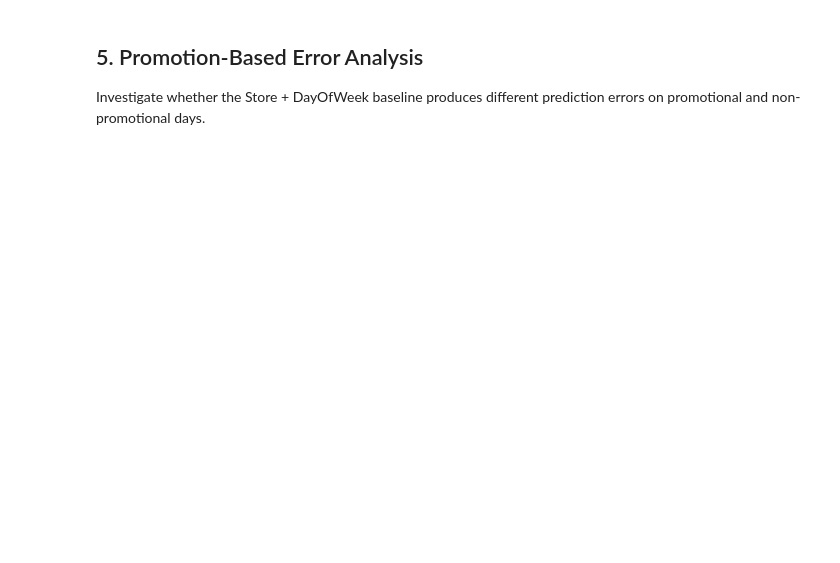
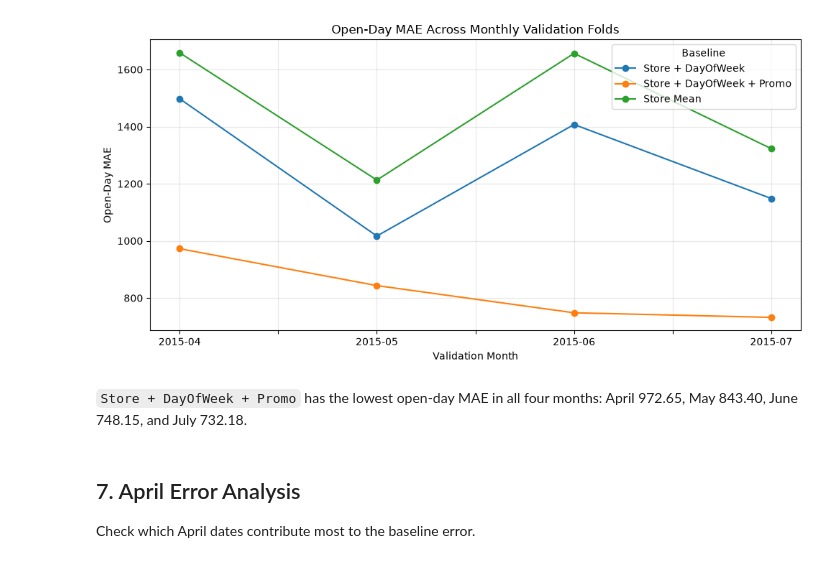
Before and after one commit to masoud-vosoughi/rossmann-sales-forecasting, a Jupyter notebook: notebooks/04_baseline_model.ipynb, the cells around one changed output. Saved outputs shown, nothing was run; the diff lists cells and outputs as text; code cells hidden in the pictures; blank space fills up the shorter version.

```diff
--- a/notebooks/04_baseline_model.ipynb
+++ b/notebooks/04_baseline_model.ipynb
@@ -68,8 +15,0 @@ These historical averages will be used to predict sales for open stores in the v
-# %%
-train_open = train_data.loc[train_data["Open"] == 1].copy()
-
-store_mean_sales = train_open.groupby("Store")["Sales"].mean()
-
-print("Number of stores:", len(store_mean_sales))
-
-store_mean_sales.head()
@@ -233,4 +312,15 @@ However, performance has only been evaluated on one validation month.
 # %%
-weekday_predictions["AbsoluteError"] = (
-    weekday_predictions["Sales"] - weekday_predictions["PredictedSales"]
-).abs()
+mae_comparison = comparison_df.pivot(
+    index="Month",
+    columns="Baseline",
+    values="Open_Day_MAE",
+)
+
+rmse_comparison = comparison_df.pivot(
+    index="Month",
+    columns="Baseline",
+    values="Open_Day_RMSE",
+)
+
+display(mae_comparison.round(2))
+display(rmse_comparison.round(2))
@@ -237,8 +340,15 @@ weekday_predictions["AbsoluteError"] = (
 # %%
-weekday_error_by_day = (
-    weekday_predictions.loc[weekday_predictions["Open"] == 1]
-    .groupby("DayOfWeek")["AbsoluteError"]
-    .agg(["count", "mean", "median"])
+ax = mae_comparison.plot(
+    marker="o",
+    figsize=(10, 5),
 )
 
-weekday_error_by_day
+ax.set_title("Open-Day MAE Across Monthly Validation Folds")
+ax.set_xlabel("Validation Month")
+ax.set_ylabel("Open-Day MAE")
+ax.grid(alpha=0.3)
+ax.legend(title="Baseline")
+plt.tight_layout()
+plt.show()
+# %% [output]
+[figure, added]
@@ -257,5 +355,6 @@ weekday_bias_by_day
+# %% [markdown]
+`Store + DayOfWeek + Promo` has the lowest open-day MAE in all four months: April 972.65, May 843.40, June 748.15, and July 732.18.
 # %% [markdown]
-## 5. Promotion-Based Error Analysis
-
-Investigate whether the Store + DayOfWeek baseline produces different prediction errors on promotional and non-promotional days.
+## 7. April Error Analysis
+Check which April dates contribute most to the baseline error.
 # %%
```
Also changed, not shown: parts of 65 cells of this notebook, 6 other files.
